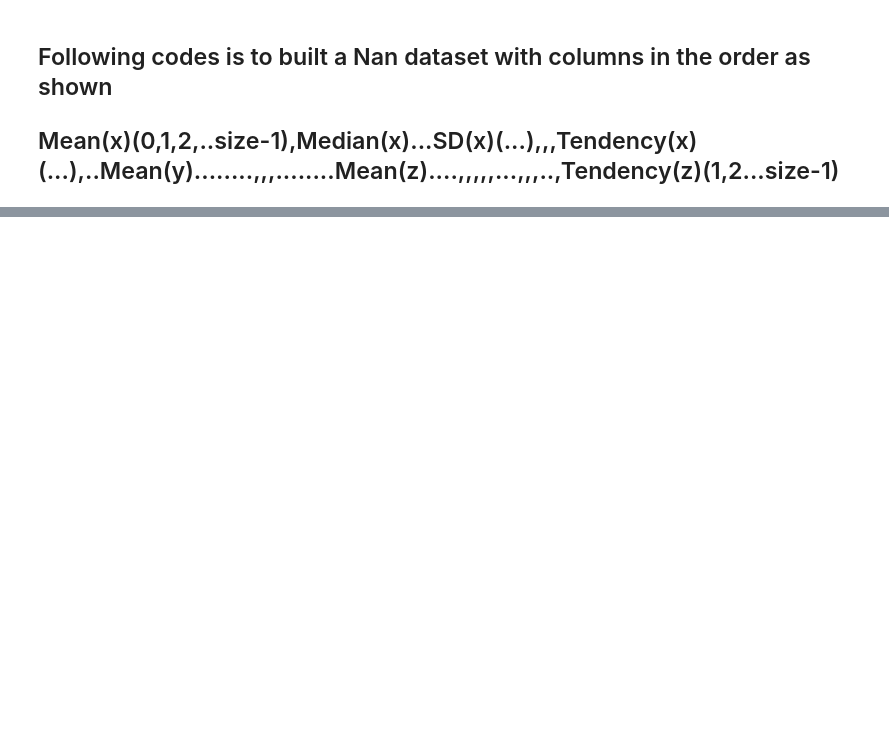
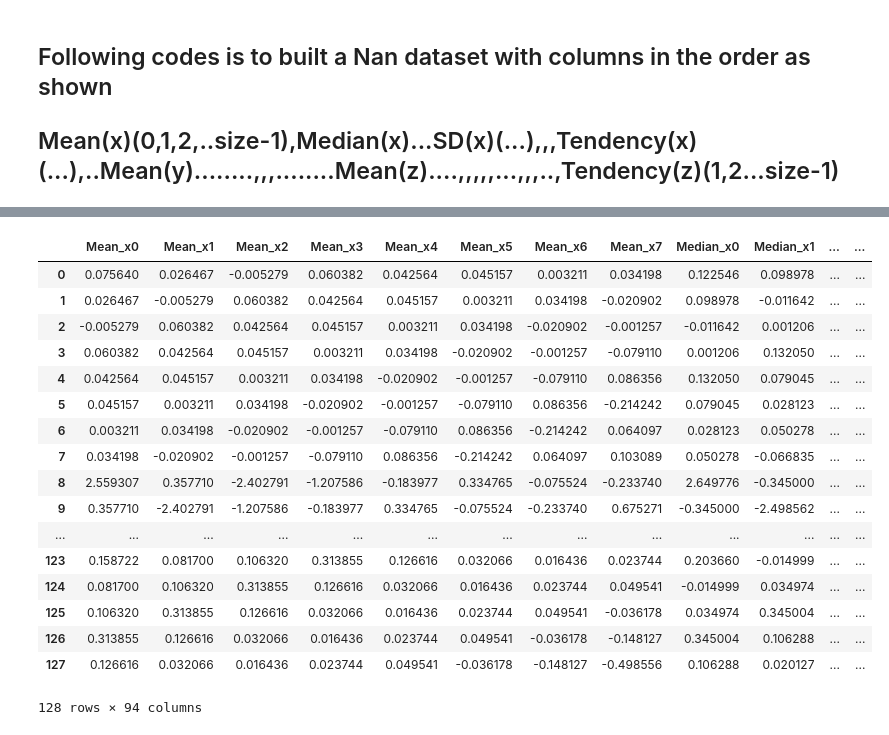
Before and after one commit to umi001/driverBehaviorDataset, a Jupyter notebook: data/16/DriverBehaviour.ipynb, the cells around one changed output, grey strips where cells are left out. Saved outputs shown, nothing was run; the diff lists cells and outputs as text; code cells hidden in the pictures; blank space fills up the shorter version.

```diff
--- a/data/16/DriverBehaviour.ipynb
+++ b/data/16/DriverBehaviour.ipynb
@@ -187,0 +247,21 @@ while new_frame['time']>=start[]
+# %%
+dataset
+# %% [output]
+|  | Mean_x0 | Mean_x1 | Mean_x2 | Mean_x3 | Mean_x4 | Mean_x5 | Mean_x6 | Mean_x7 | Median_x0 | Median_x1 | ... | ... |
+| 0 | 0.075640 | 0.026467 | -0.005279 | 0.060382 | 0.042564 | 0.045157 | 0.003211 | 0.034198 | 0.122546 | 0.098978 | ... | ... |
+| 1 | 0.026467 | -0.005279 | 0.060382 | 0.042564 | 0.045157 | 0.003211 | 0.034198 | -0.020902 | 0.098978 | -0.011642 | ... | ... |
+| 2 | -0.005279 | 0.060382 | 0.042564 | 0.045157 | 0.003211 | 0.034198 | -0.020902 | -0.001257 | -0.011642 | 0.001206 | ... | ... |
+| 3 | 0.060382 | 0.042564 | 0.045157 | 0.003211 | 0.034198 | -0.020902 | -0.001257 | -0.079110 | 0.001206 | 0.132050 | ... | ... |
+| 4 | 0.042564 | 0.045157 | 0.003211 | 0.034198 | -0.020902 | -0.001257 | -0.079110 | 0.086356 | 0.132050 | 0.079045 | ... | ... |
+| 5 | 0.045157 | 0.003211 | 0.034198 | -0.020902 | -0.001257 | -0.079110 | 0.086356 | -0.214242 | 0.079045 | 0.028123 | ... | ... |
+| 6 | 0.003211 | 0.034198 | -0.020902 | -0.001257 | -0.079110 | 0.086356 | -0.214242 | 0.064097 | 0.028123 | 0.050278 | ... | ... |
+| 7 | 0.034198 | -0.020902 | -0.001257 | -0.079110 | 0.086356 | -0.214242 | 0.064097 | 0.103089 | 0.050278 | -0.066835 | ... | ... |
+| 8 | 2.559307 | 0.357710 | -2.402791 | -1.207586 | -0.183977 | 0.334765 | -0.075524 | -0.233740 | 2.649776 | -0.345000 | ... | ... |
+| 9 | 0.357710 | -2.402791 | -1.207586 | -0.183977 | 0.334765 | -0.075524 | -0.233740 | 0.675271 | -0.345000 | -2.498562 | ... | ... |
+| ... | ... | ... | ... | ... | ... | ... | ... | ... | ... | ... | ... | ... |
+| 123 | 0.158722 | 0.081700 | 0.106320 | 0.313855 | 0.126616 | 0.032066 | 0.016436 | 0.023744 | 0.203660 | -0.014999 | ... | ... |
+| 124 | 0.081700 | 0.106320 | 0.313855 | 0.126616 | 0.032066 | 0.016436 | 0.023744 | 0.049541 | -0.014999 | 0.034974 | ... | ... |
+| 125 | 0.106320 | 0.313855 | 0.126616 | 0.032066 | 0.016436 | 0.023744 | 0.049541 | -0.036178 | 0.034974 | 0.345004 | ... | ... |
+| 126 | 0.313855 | 0.126616 | 0.032066 | 0.016436 | 0.023744 | 0.049541 | -0.036178 | -0.148127 | 0.345004 | 0.106288 | ... | ... |
+| 127 | 0.126616 | 0.032066 | 0.016436 | 0.023744 | 0.049541 | -0.036178 | -0.148127 | -0.498556 | 0.106288 | 0.020127 | ... | ... |
+128 rows × 94 columns
```
Also changed, not shown: parts of 8 cells of this notebook.
